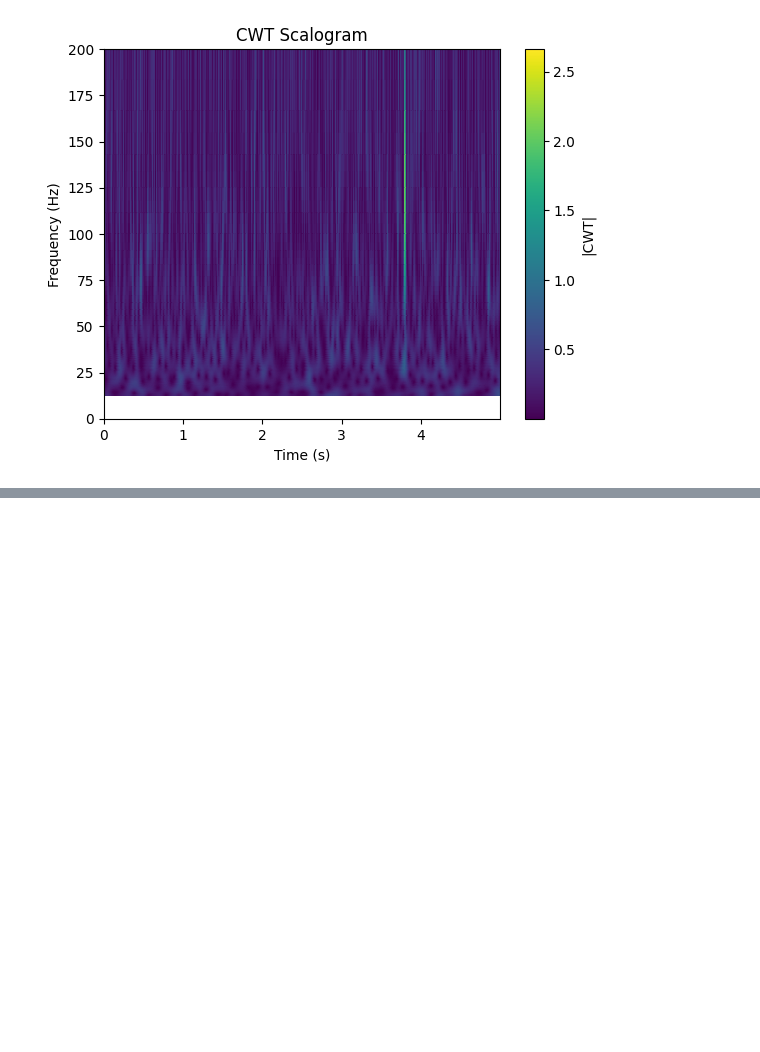
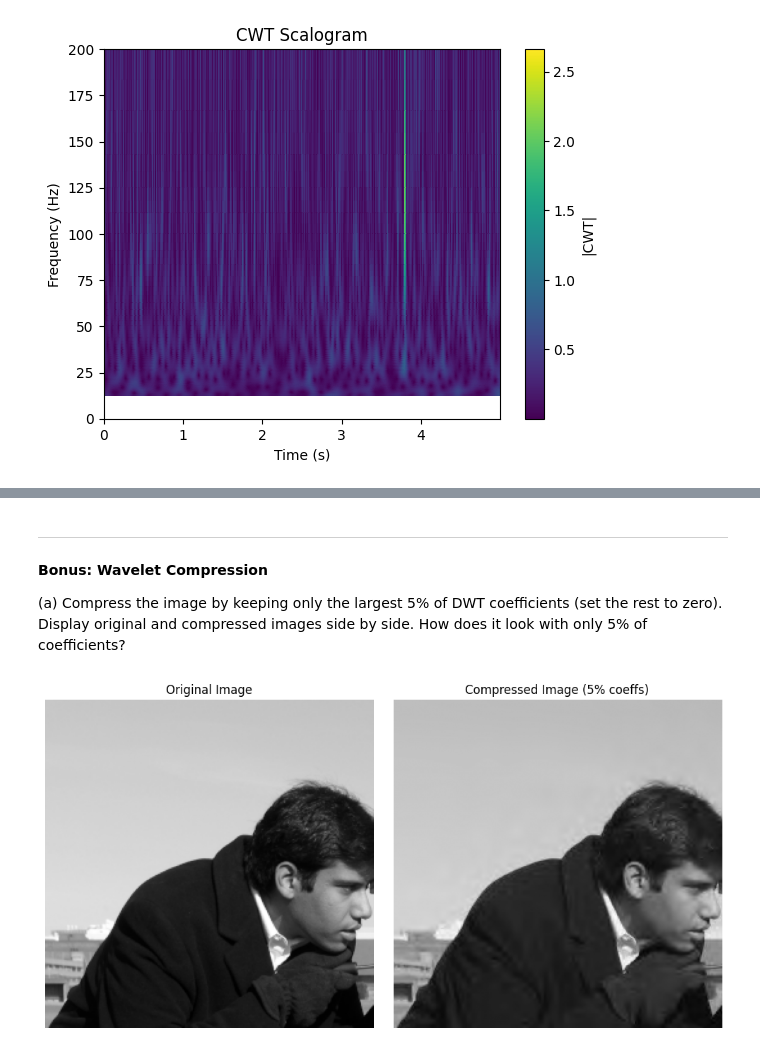
Before and after one commit to sarana22/Spectral-Features-for-Time-Series, a Jupyter notebook: SpectralFeatures.ipynb, the cells around one changed output, grey strips where cells are left out. Drawn from its saved outputs; the diff is of its cells as text; code cells hidden in the pictures; blank space fills up the shorter version.

```diff
--- a/SpectralFeatures.ipynb
+++ b/SpectralFeatures.ipynb
@@ -412,0 +449,42 @@ CWT is better because it shows both time and frequency localization, so it can d
+# %% [markdown]
+****
+# %% [markdown]
+**Bonus: Wavelet Compression**
+
+(a) Compress the image by keeping only the largest 5% of DWT coefficients
+(set the rest to zero). Display original and compressed images side by side. How does it look with only 5% of coefficients?
+# %%
+coeffs = pywt.wavedec2(img, 'db4', level=5)
+
+# Flatten all coefficients
+all_c = [coeffs[0].ravel()]
+for detail in coeffs[1:]:
+    for d in detail: all_c.append(d.ravel())
+all_flat = np.concatenate(all_c)
+
+# Find threshold for top 5%
+thresh = np.percentile(np.abs(all_flat), 95)
+
+# Zero out small coefficients
+c_comp = [coeffs[0] * (np.abs(coeffs[0]) >= thresh)]
+for detail in coeffs[1:]:
+    c_comp.append(tuple(d*(np.abs(d)>=thresh) for d in detail))
+img_compressed = pywt.waverec2(c_comp, 'db4')
+img_compressed = img_compressed[:256, :256]
+
+plt.figure(figsize=(10,5))
+
+plt.subplot(1,2,1)
+plt.imshow(img, cmap='gray')
+plt.title('Original Image')
+plt.axis('off')
+
+plt.subplot(1,2,2)
+plt.imshow(img_compressed, cmap='gray')
+plt.title('Compressed Image (5% coeffs)')
+plt.axis('off')
+
+plt.tight_layout()
+plt.show()
+# %% [output]
+[figure, added]
```
Also changed, not shown: parts of 6 cells of this notebook.
